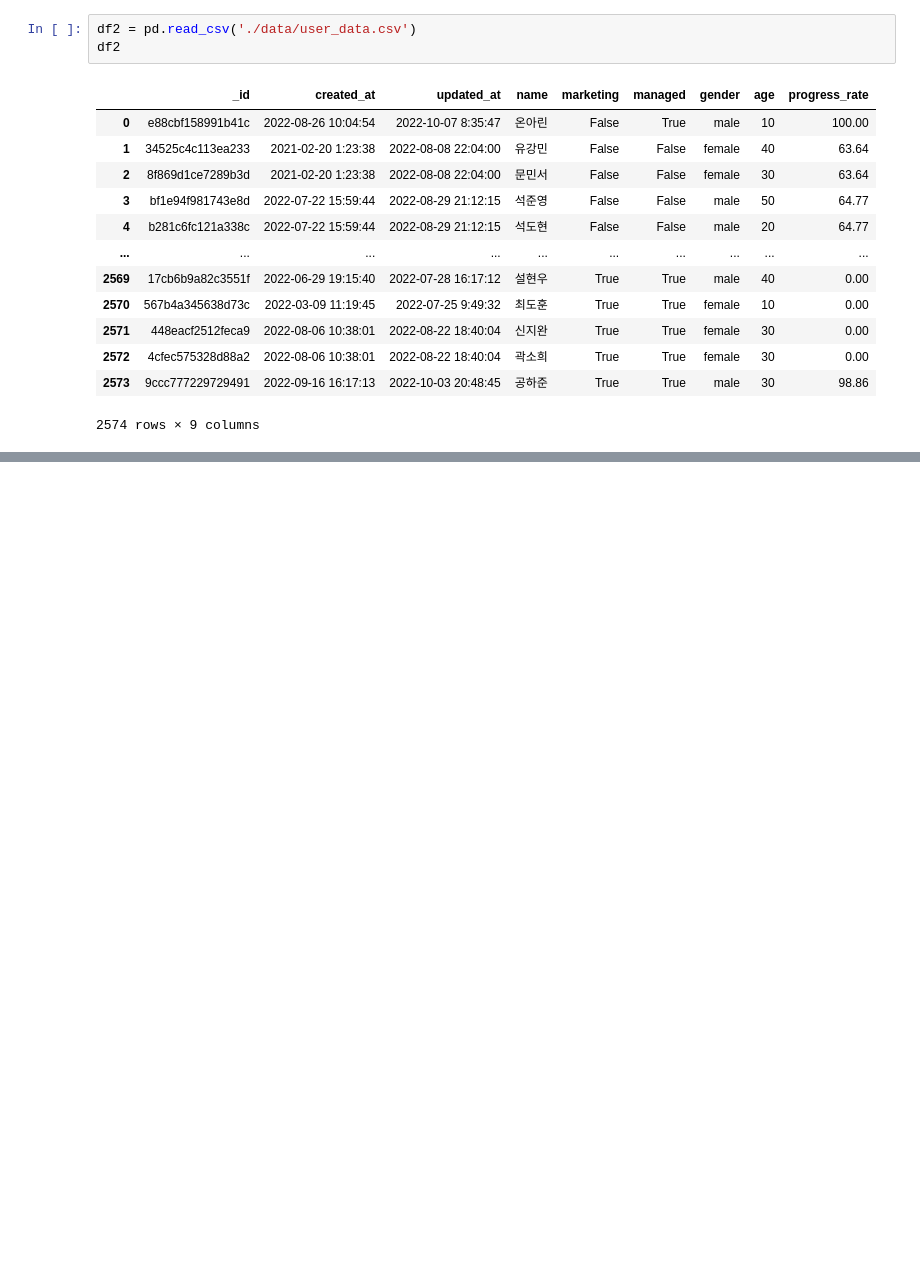
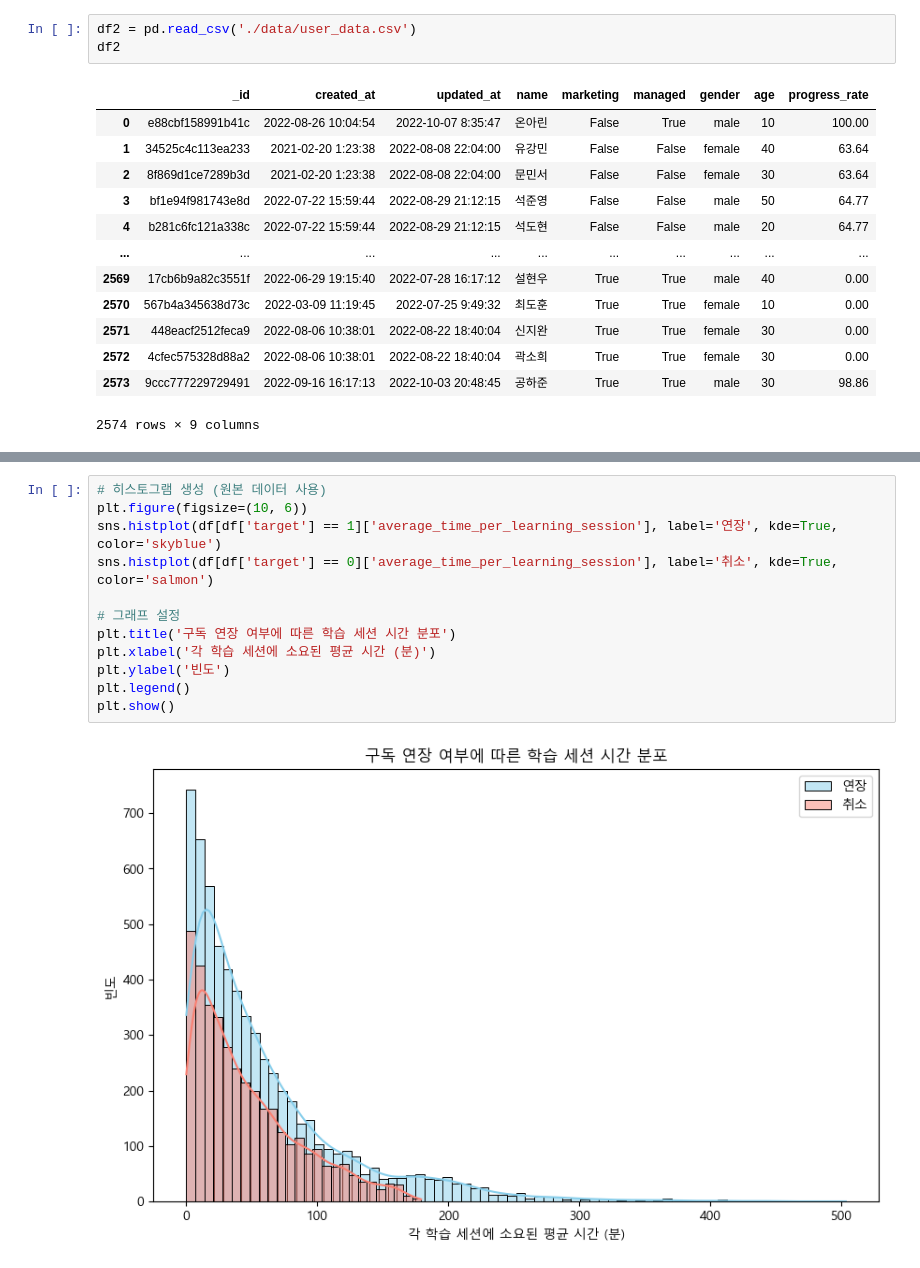
Before and after one commit to eunchae99/WASSUP4, a Jupyter notebook: 05_Data_Analysis/mini project.ipynb, the cells around one changed output, grey strips where cells are left out. Saved outputs shown, nothing was run; the diff lists cells and outputs as text; blank space fills up the shorter version.

```diff
--- a/05_Data_Analysis/mini project.ipynb
+++ b/05_Data_Analysis/mini project.ipynb
@@ -109,0 +272,14 @@ df2
+# %%
+# 히스토그램 생성 (원본 데이터 사용)
+plt.figure(figsize=(10, 6))
+sns.histplot(df[df['target'] == 1]['average_time_per_learning_session'], label='연장', kde=True, color='skyblue')
+sns.histplot(df[df['target'] == 0]['average_time_per_learning_session'], label='취소', kde=True, color='salmon')
+
+# 그래프 설정
+plt.title('구독 연장 여부에 따른 학습 세션 시간 분포')
+plt.xlabel('각 학습 세션에 소요된 평균 시간 (분)')
+plt.ylabel('빈도')
+plt.legend()
+plt.show()
+# %% [output]
+[figure, added]
```
Also changed, not shown: parts of 53 cells of this notebook, 4 other files.
